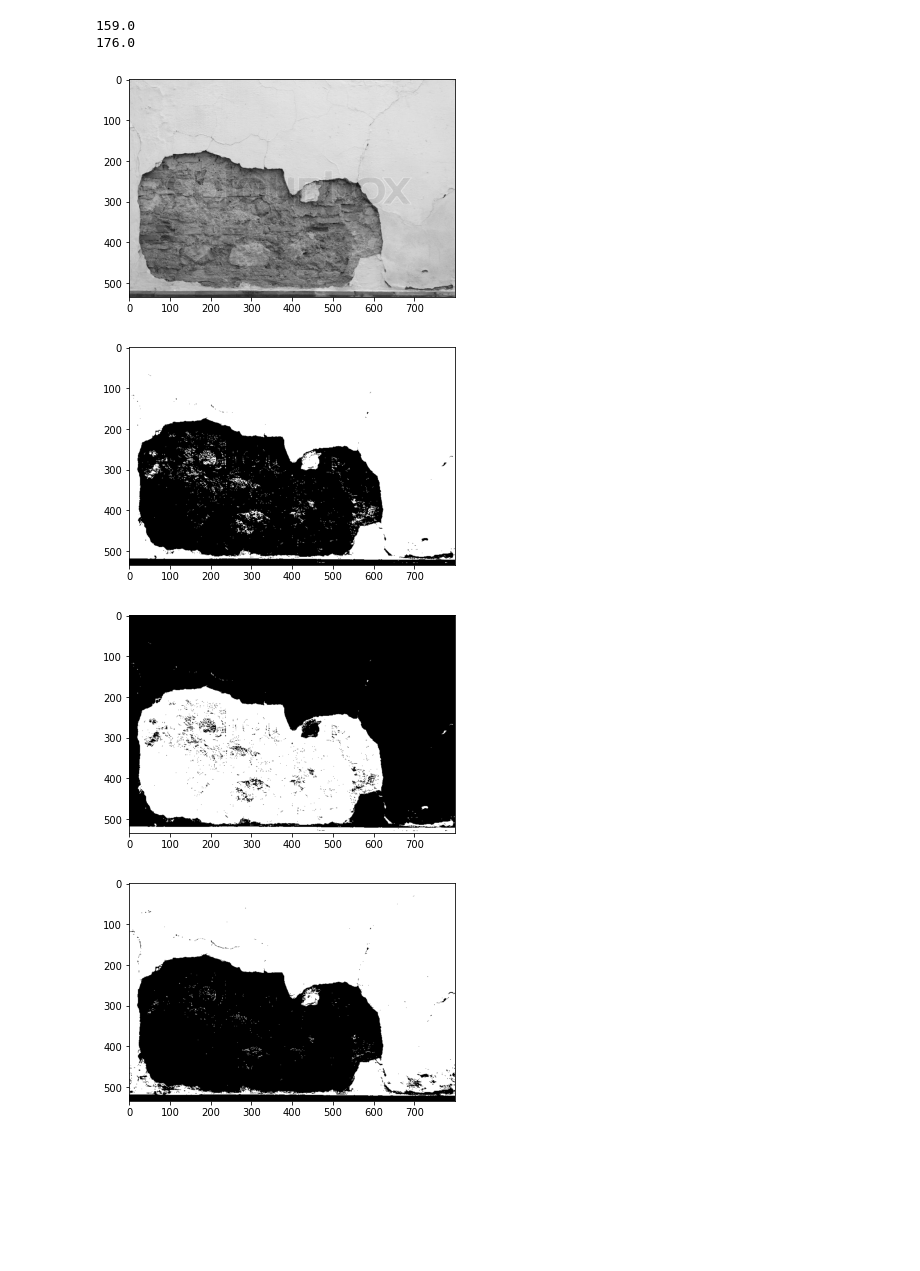
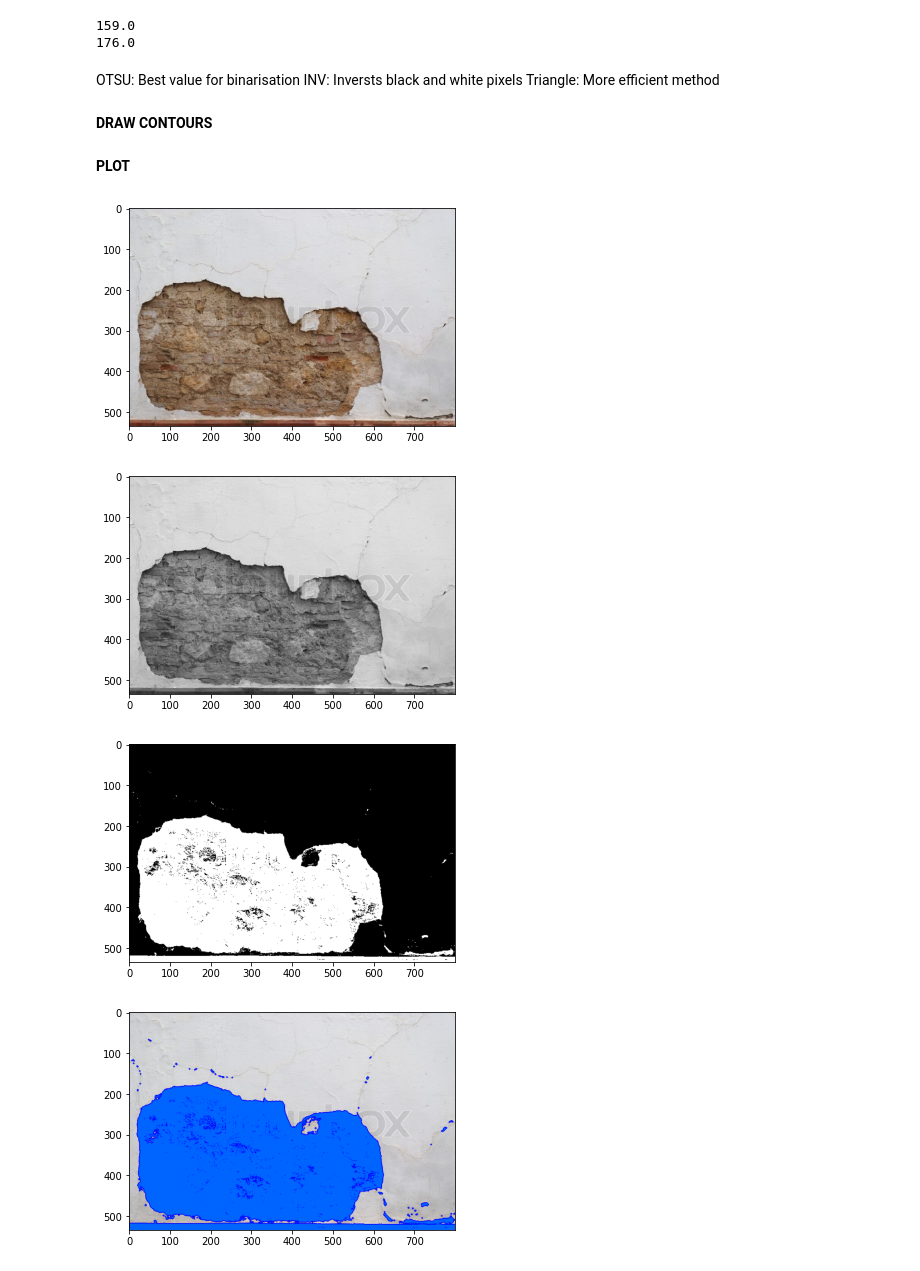
Before and after one commit to Massimo2003/Missions_i-Craft, a Jupyter notebook: Pathologies/Segmentation1.ipynb, the cells around one changed output. Cells and saved outputs as stored; diff of their text form; code cells hidden in the pictures; blank space fills up the shorter version.

```diff
--- a/Pathologies/Segmentation1.ipynb
+++ b/Pathologies/Segmentation1.ipynb
@@ -4,4 +9,5 @@ import matplotlib.pyplot as plt
 # %%
 img = cv2.imread("AllImages/Desquamation3.jpg")
-img_color = cv2.cvtColor(img, cv2.COLOR_BGR2RGB)
+imgColor = cv2.cvtColor(img, cv2.COLOR_BGR2RGB)
+imgColorCon = cv2.cvtColor(img, cv2.COLOR_BGR2RGB)
 gray = cv2.cvtColor(img, cv2.COLOR_BGR2GRAY)
@@ -8,28 +16,41 @@ gray = cv2.cvtColor(img, cv2.COLOR_BGR2GRAY)
 # %%
-retOtsu, thresh2 = cv2.threshold(gray, 0, 255, cv2.THRESH_BINARY+cv2.THRESH_OTSU)
-retOtsu, thresh3 = cv2.threshold(gray, 0, 255, cv2.THRESH_BINARY_INV+cv2.THRESH_OTSU)
-retTriangle, thresh4 = cv2.threshold(gray, 0, 255, cv2.THRESH_BINARY+cv2.THRESH_TRIANGLE)
+retOtsu, thresh1 = cv2.threshold(gray, 0, 255, cv2.THRESH_BINARY+cv2.THRESH_OTSU)
+retOtsu, thresh2 = cv2.threshold(gray, 0, 255, cv2.THRESH_BINARY_INV+cv2.THRESH_OTSU)
+retTriangle, thresh3 = cv2.threshold(gray, 0, 255, cv2.THRESH_BINARY+cv2.THRESH_TRIANGLE)
 print(retOtsu)
 print(retTriangle)
 # %% [output]
 159.0
 176.0
+# %% [markdown]
+OTSU: Best value for binarisation
+INV: Inversts black and white pixels
+Triangle: More efficient method
+# %% [markdown]
+**DRAW CONTOURS**
+# %%
+contours, hierarchy = cv2.findContours(thresh2, cv2.RETR_TREE, cv2.CHAIN_APPROX_SIMPLE)
+# contours = max(contours, key = cv2.contourArea)
+imCnt = cv2.drawContours(imgColorCon, contours, -1, (0, 0, 255), 3)
+imCntFill =cv2.fillPoly(imCnt, pts =contours, color=(0,100,255))
+# %% [markdown]
+**PLOT**
 # %%
-plt.figure("Grayscale")
+plt.figure("ImageColor")
+plt.imshow(imgColor, cmap="gray")
+
+plt.figure("GrayScale")
 plt.imshow(gray, cmap="gray")
 
-plt.figure("Otsu")
+plt.figure("retTriangle")
 plt.imshow(thresh2, cmap="gray")
 
-plt.figure("OtsuInv")
-plt.imshow(thresh3, cmap="gray")
-
-plt.figure("retTriangle")
-plt.imshow(thresh4, cmap="gray")
+plt.figure("ImgContours")
+plt.imshow(imCnt, cmap="gray")
 
 plt.show()
 # %% [output]
-[figure, old version]
+[figure, new version]
-[figure, old version]
+[figure, new version]
 [figure]
-[figure, old version]
+[figure, new version]
```
Also changed, not shown: parts of 4 cells of this notebook.
